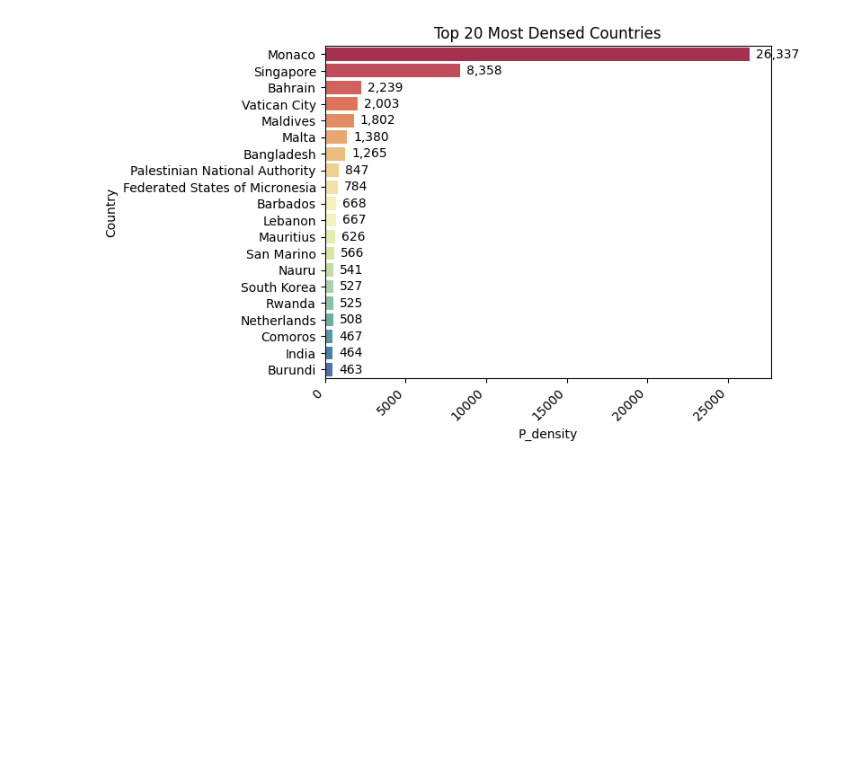
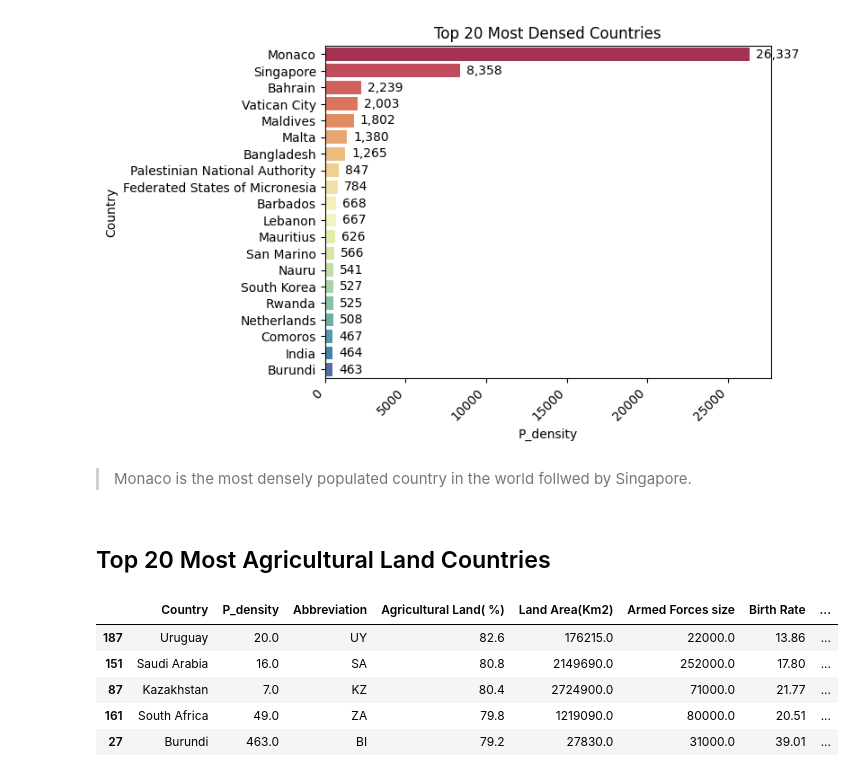
Before and after one commit to vaspanchal/Global_Countries_EDA, a Jupyter notebook: world_data_23.ipynb, the cells around one changed output. Saved outputs shown, nothing was run; the diff lists cells and outputs as text; code cells hidden in the pictures; blank space fills up the shorter version.

```diff
--- a/world_data_23.ipynb
+++ b/world_data_23.ipynb
@@ -379,3 +379,7 @@ for p in dense_ax.patches:
 plt.show()
 # %% [output]
 [figure]
+# %% [markdown]
+> Monaco is the most densely populated country in the world follwed by Singapore.
+# %% [markdown]
+## Top 20 Most Agricultural Land Countries
@@ -381,0 +389,10 @@ plt.show()
+# %%
+top20_most_agri_countries.loc['Agricultural Land(Km2)'] = top20_most_agri_countries['Agricultural Land( %)'] / 100 * top20_most_agri_countries['Land Area(Km2)']
+top20_most_agri_countries.head()
+# %% [output]
+|  | Country | P_density | Abbreviation | Agricultural Land( %) | Land Area(Km2) | Armed Forces size | Birth Rate | ... |
+| 187 | Uruguay | 20.0 | UY | 82.6 | 176215.0 | 22000.0 | 13.86 | ... |
+| 151 | Saudi Arabia | 16.0 | SA | 80.8 | 2149690.0 | 252000.0 | 17.80 | ... |
+| 87 | Kazakhstan | 7.0 | KZ | 80.4 | 2724900.0 | 71000.0 | 21.77 | ... |
+| 161 | South Africa | 49.0 | ZA | 79.8 | 1219090.0 | 80000.0 | 20.51 | ... |
+| 27 | Burundi | 463.0 | BI | 79.2 | 27830.0 | 31000.0 | 39.01 | ... |
```
Also changed, not shown: parts of 3 cells of this notebook.
